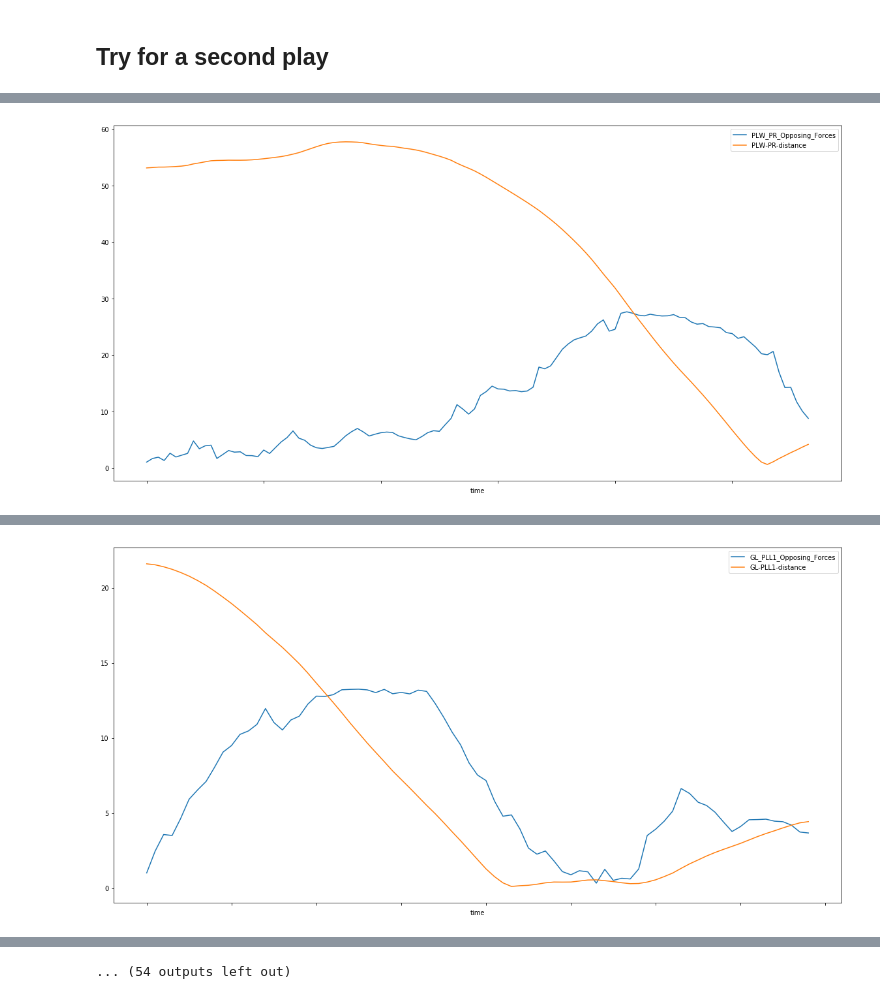
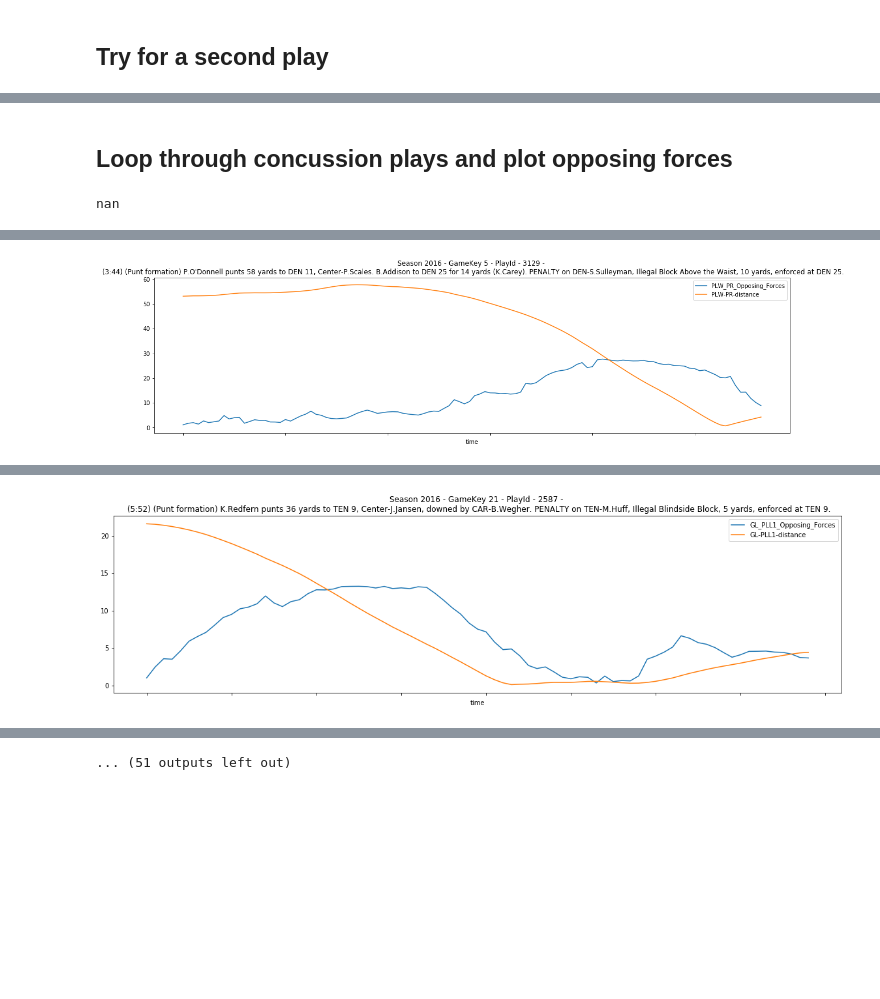
Before and after one commit to RobMulla/kaggle-nfl, a Jupyter notebook: notebooks/Danger_Heuristic.ipynb, the cells around one changed output, grey strips where cells are left out. Saved outputs shown, nothing was run; the diff lists cells and outputs as text; code cells hidden in the pictures; blank space fills up the shorter version.

```diff
--- a/notebooks/Danger_Heuristic.ipynb
+++ b/notebooks/Danger_Heuristic.ipynb
@@ -7,6 +14,9 @@ import math
 # %%
 vr = pd.read_csv('../input/video_review.csv')
 pprd = pd.read_csv('../input/play_player_role_data.csv')
+pi = pd.read_csv('../input/play_information.csv')
+
+vr.Primary_Partner_GSISID = vr.Primary_Partner_GSISID.fillna(0).replace('Unclear',0).astype('int64')
 vr_merged = pd.merge(pd.merge(vr, pprd), pprd, left_on=['Season_Year','GameKey','PlayID','Primary_Partner_GSISID'],
                                    right_on=['Season_Year','GameKey','PlayID','GSISID'], how='left').fillna('None')
 # %%
@@ -35,7 +47,10 @@ play_pivoted[['mph PDL2','mph PLS']].plot(figsize=(15, 5))
 # %% [markdown]
 ## Euclidian distance
 # %%
-play_pivoted['PDL2-PLS-distance'] = np.sqrt(np.square(play_pivoted['x PDL2'].astype('float') - play_pivoted['x PLS'].astype('float')) + np.square(play_pivoted['y PDL2'].astype('float') - play_pivoted['y PLS'].astype('float')))
+play_pivoted['PDL2-PLS-distance'] = np.sqrt(np.square(play_pivoted['x PDL2'].astype('float') - \
+                                                      play_pivoted['x PLS'].astype('float')) + \
+                                            np.square(play_pivoted['y PDL2'].astype('float') - \
+                                                      play_pivoted['y PLS'].astype('float')))
 # %%
 play_pivoted['PDL2-PLS-distance'].plot(figsize=(15, 5))
 # %% [output]
@@ -97,7 +111,7 @@ plt.axvline(100, color='red')
 # %% [markdown]
 ## Try for a second play
 # %%
-def plot_opposing_forces(year, gamekey, playid, role1, role2):
+def plot_opposing_forces(year, gamekey, playid, role1, role2, plot=True):
     play = pd.read_csv(
         '../working/playlevel/during_play/{}-{}-{}.csv'.format(year, gamekey, playid))
     play['xy'] = play['x'].astype(str) + ',' + play['y'].astype(str)
@@ -120,8 +134,16 @@ def plot_opposing_forces(year, gamekey, playid, role1, role2):
         np.square((play_pivoted['{}_y_force'.format(role1)] - \
                    play_pivoted['{}_y_force'.format(role2)])))
 
-    play_pivoted[['{}_{}_Opposing_Forces'.format(role1, role2),
-                  '{}-{}-distance'.format(role1, role2)]].plot(figsize=(20, 10))
+    # Lookup play info and grab play description
+    play_info_row = pi.loc[(pi['Season_Year'] == year) &
+       (pi['GameKey'] == gamekey) &
+       (pi['PlayID'] == playid)]
+    play_description = play_info_row['PlayDescription'].values[0]
+
+    if plot:
+        play_pivoted[['{}_{}_Opposing_Forces'.format(role1, role2),
+                  '{}-{}-distance'.format(role1, role2)]].plot(figsize=(20, 5), title='Season {} - GameKey {} - PlayId - {} - \n {}'.format(year,
+                                                                                                                                    gamekey,
+                                                                                                                                    playid,
+                                                                                                                                   play_description))
     return play_pivoted
-
-df = plot_opposing_forces(2017, 392, 1088, 'PLS', 'PDL1')
@@ -130,2 +149,0 @@ df = plot_opposing_forces(2017, 392, 1088, 'PLS', 'PDL1')
-# %%
-df = plot_opposing_forces(2017, 384, 183, 'PPR', 'PLT')
@@ -134,3 +150,9 @@ df = plot_opposing_forces(2017, 384, 183, 'PPR', 'PLT')
+# %% [markdown]
+## Loop through concussion plays and plot opposing forces
+# %%
+df.loc[df['{}-{}-distance'.format(role1, role2)] < 2]['{}_{}_Opposing_Forces'.format(role1, role2)].max()
+# %% [output]
+nan
 # %%
 for row in vr_merged.iterrows():
     role1 = row[1]['Role_x']
@@ -141,9 +163,12 @@ for row in vr_merged.iterrows():
     try:
         df = plot_opposing_forces(year, gamekey, playid, role1, role2)
         print(playid)
-        print(df.loc[df['{}-{}-distance'.format(role1, role2)] < 2]['{}_{}_Opposing_Forces'.format(role1, role2)])
-        plt.show()
-    except:
+        print('Max opposing force: ')
+        if df.loc[df['{}-{}-distance'.format(role1, role2)] < 2]['{}_{}_Opposing_Forces'.format(role1, role2)].max() is not np.nan:
+            print(df.loc[df['{}-{}-distance'.format(role1, role2)] < 2]['{}_{}_Opposing_Forces'.format(role1, role2)].max())
+            plt.show()
+    except Exception as e:
         print('error')
+        print(e)
 # %% [output]
 3129
@@ -156,2 +177,2 @@ Name: PLW_PR_Opposing_Forces, dtype: float64
-[figure, old version]
+[figure, new version]
 2587
@@ -174,2 +181,2 @@ Name: GL_PLL1_Opposing_Forces, dtype: float64
-[figure, old version]
+[figure, new version]
 538
@@ -234 +198 @@ Name: PRW_PDL1_Opposing_Forces, dtype: float64
-... (54 outputs left out)
+... (51 outputs left out)
```
Also changed, not shown: parts of 26 cells of this notebook, 2 other files.
